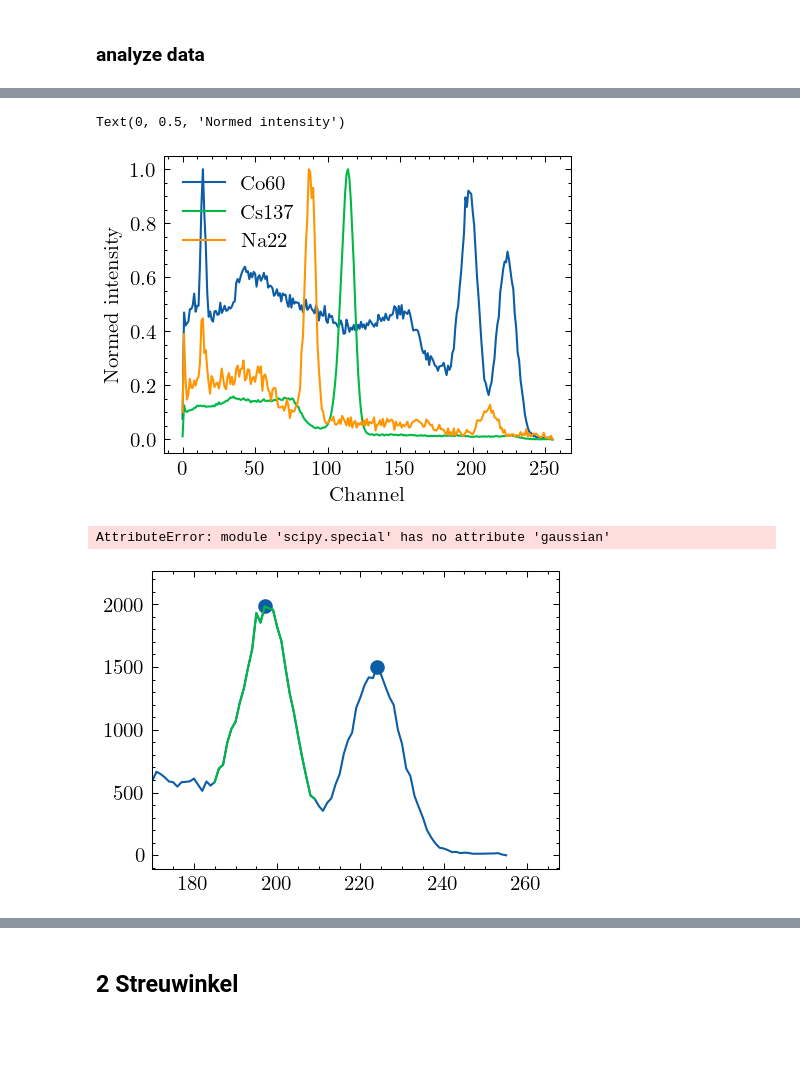
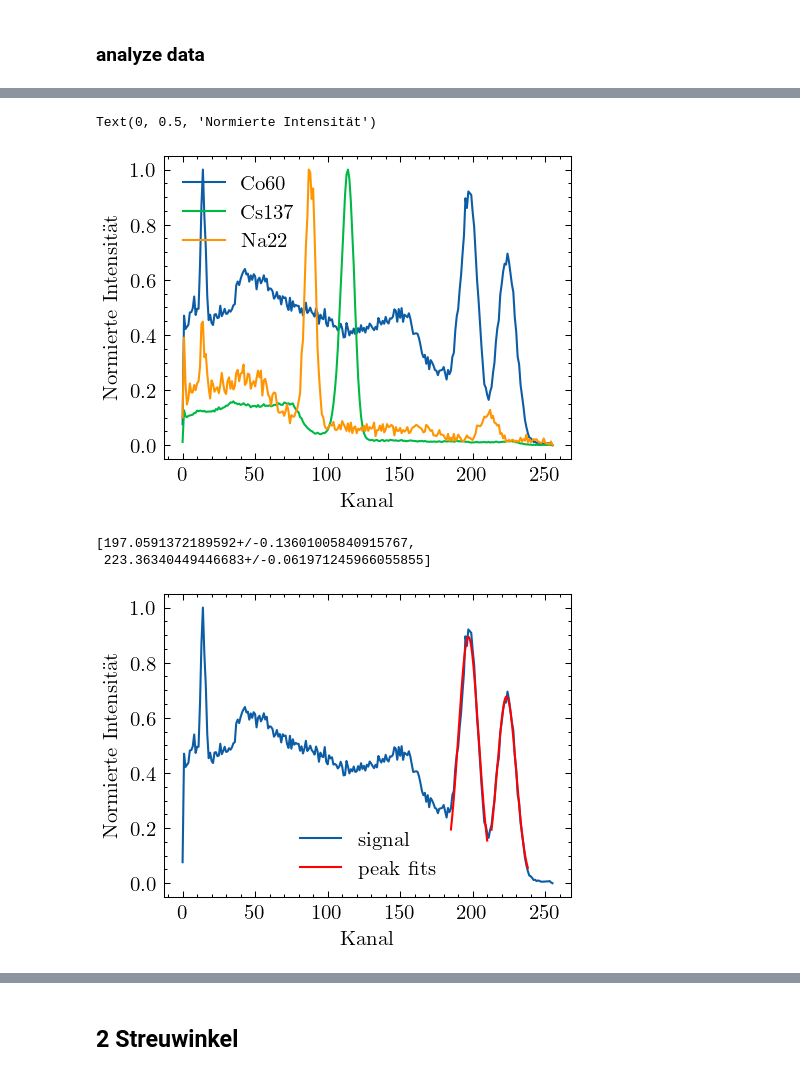
Before and after one commit to emhl/FP1, a Jupyter notebook: Compton.ipynb, the cells around one changed output, grey strips where cells are left out. Cells and saved outputs as stored; diff of their text form; code cells hidden in the pictures; blank space fills up the shorter version.

```diff
--- a/Compton.ipynb
+++ b/Compton.ipynb
@@ -100,39 +100,45 @@ plt.plot(cs137_kalib['channel'], simple_norm(cs137_kalib['counts']), label='Cs13
 plt.plot(na22_kalib['channel'], simple_norm(na22_kalib['counts']), label='Na22')
 plt.legend()
 
-plt.xlabel('Channel')
-plt.ylabel('Normed intensity')
+plt.xlabel('Kanal')
+plt.ylabel('Normierte Intensität')
 # %% [output]
-Text(0, 0.5, 'Normed intensity')
+Text(0, 0.5, 'Normierte Intensität')
-[figure, old version]
+[figure, new version]
+# %%
+def gauss(x, x0, a, sigma):
+    return a*np.exp(-(x-x0)**2/(2*sigma**2))
 # %%
-x,y= co60_kalib['channel'], co60_kalib['counts']
+x,y= co60_kalib['channel'], simple_norm(co60_kalib['counts'])
 plt.figure()
 plt.plot(x,y,label='signal')
 
-c60_peaks, _= sig.find_peaks(y, height=1400, distance=20,width=10)
-plt.scatter(x[c60_peaks],y[c60_peaks], label='peaks')
 
-plt.xlim(170)
+# plt.xlim(170)
+xl = np.linspace(185,210,500)
+# plt.plot(x[185:210],y[185:210])
+c,cov = curve_fit(gauss, x[185:210], y[185:210], p0=[200,0.5,5])
+plt.plot(xl, gauss(xl, *c), label='peak fits',c='r')
 
-xl = np.linspace(180,240,500)
+c60_peak1 = un.ufloat(c[0],np.sqrt(cov[0][0]))
 
+# plt.plot(x[213:238],y[213:238])
 
-plt.plot(x[185:210],y[185:210])
+xl = np.linspace(213,238,500)
+c,cov = curve_fit(gauss, x[213:238], y[213:238], p0=[230,0.5,5])
+plt.plot(xl, gauss(xl, *c),c='r')
 
-# fit with gaussian
-c,cov = curve_fit(
+c60_peak2 = un.ufloat(c[0],np.sqrt(cov[0][0]))
 
+c60_peaks = [c60_peak1,c60_peak2]
 
-plt.plot(x[213:238],y[213:238])
-
-
-plt.title('Co60')
-plt.xlabel('Channel')
-plt.ylabel('Counts')
+# plt.title('Co60')
+plt.xlabel('Kanal')
+plt.ylabel('Normierte Intensität')
 plt.legend()
-
+plt.savefig('Compton/output/1-Co60_peaks.pdf')
 c60_peaks
 # %% [output]
-AttributeError: module 'scipy.special' has no attribute 'gaussian'
+[197.0591372189592+/-0.13601005840915767,
+ 223.36340449446683+/-0.061971245966055855]
-[figure, old version]
+[figure, new version]
```
Also changed, not shown: parts of 22 cells of this notebook.
